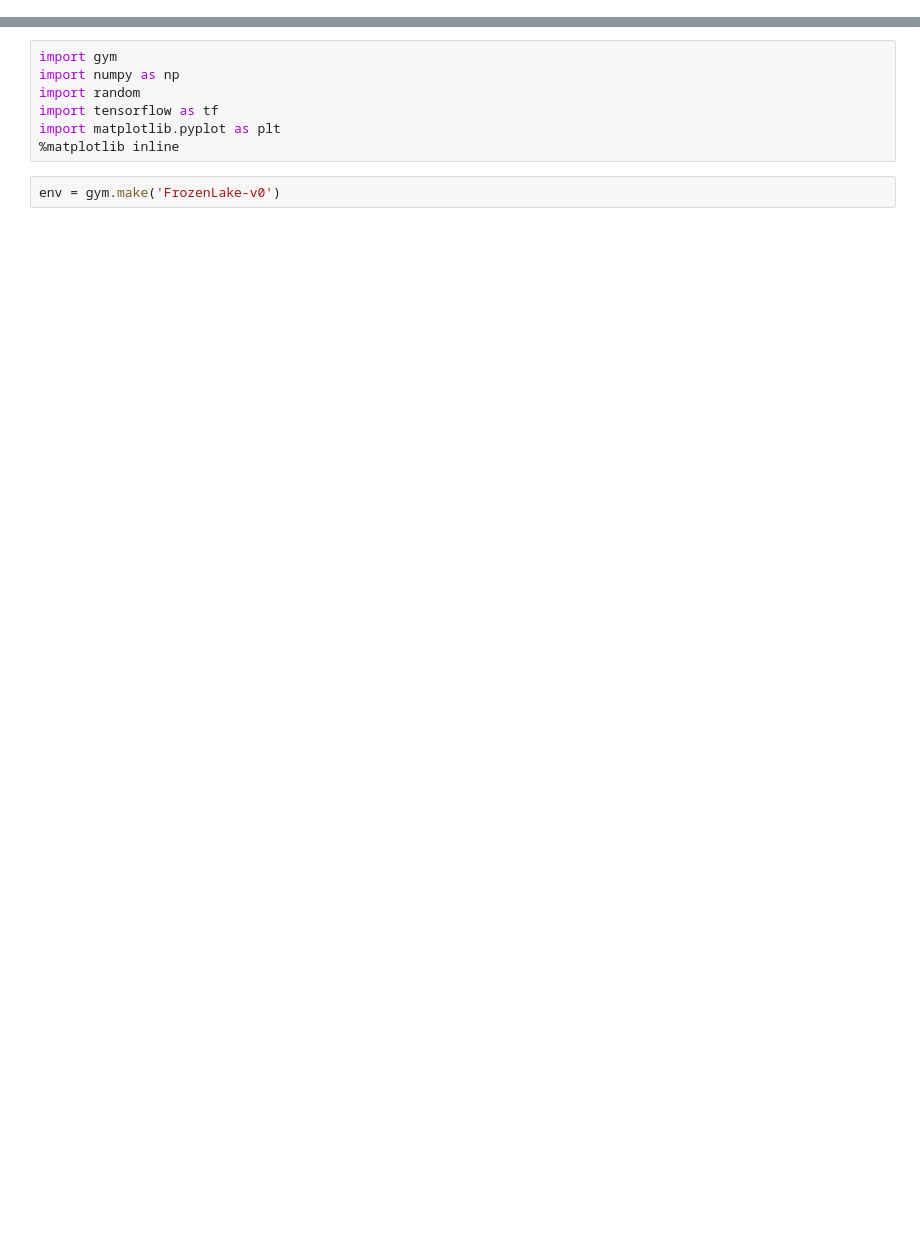
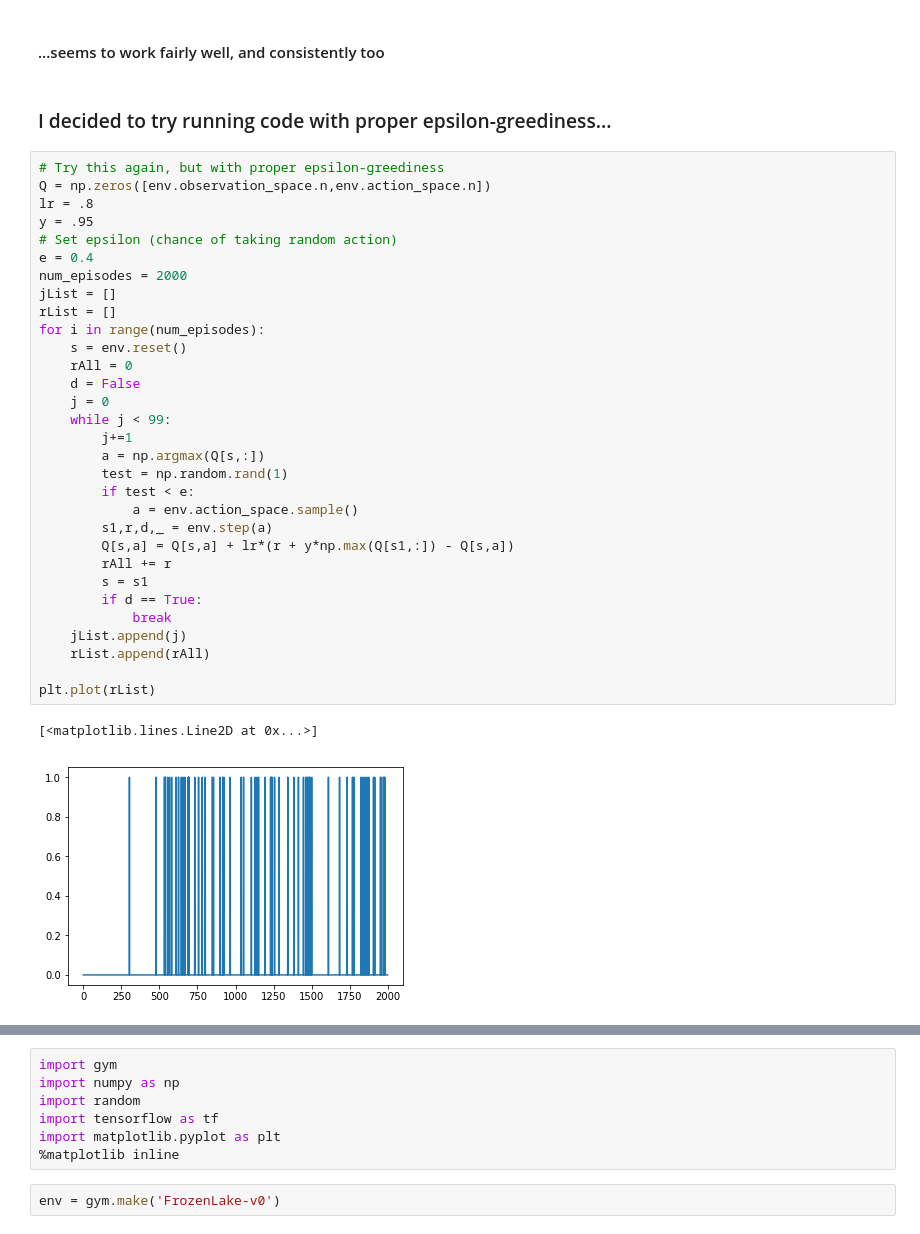
Before and after one commit to maoredman/JupyterNotebooks, a Jupyter notebook: RL - Q-table learning.ipynb, the cells around one changed output, grey strips where cells are left out. Saved outputs shown, nothing was run; the diff lists cells and outputs as text; blank space fills up the shorter version.

```diff
--- a/RL - Q-table learning.ipynb
+++ b/RL - Q-table learning.ipynb
@@ -75,0 +64,38 @@ Final Q-Table Values
+# %% [markdown]
+#### ...seems to work fairly well, and consistently too
+# %% [markdown]
+### I decided to try running code with proper epsilon-greediness...
+# %%
+# Try this again, but with proper epsilon-greediness
+Q = np.zeros([env.observation_space.n,env.action_space.n])
+lr = .8
+y = .95
+# Set epsilon (chance of taking random action)
+e = 0.4
+num_episodes = 2000
+jList = []
+rList = []
+for i in range(num_episodes):
+    s = env.reset()
+    rAll = 0
+    d = False
+    j = 0
+    while j < 99:
+        j+=1
+        a = np.argmax(Q[s,:])
+        test = np.random.rand(1)
+        if test < e:
+            a = env.action_space.sample()
+        s1,r,d,_ = env.step(a)
+        Q[s,a] = Q[s,a] + lr*(r + y*np.max(Q[s1,:]) - Q[s,a])
+        rAll += r
+        s = s1
+        if d == True:
+            break
+    jList.append(j)
+    rList.append(rAll)
+
+plt.plot(rList)
+# %% [output]
+[<matplotlib.lines.Line2D at 0x...>]
+[figure, added]
```
Also changed, not shown: parts of 19 cells of this notebook.
